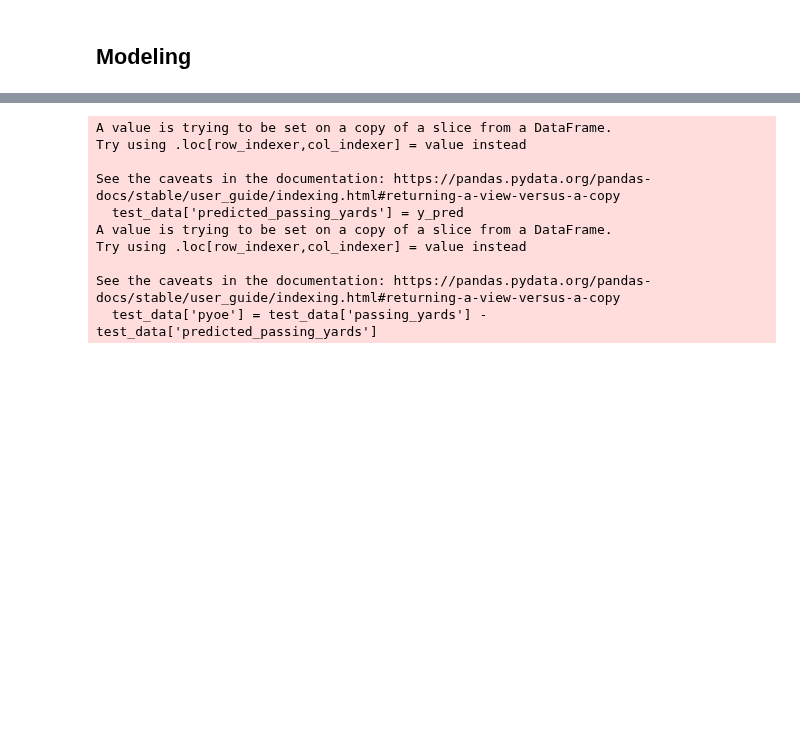
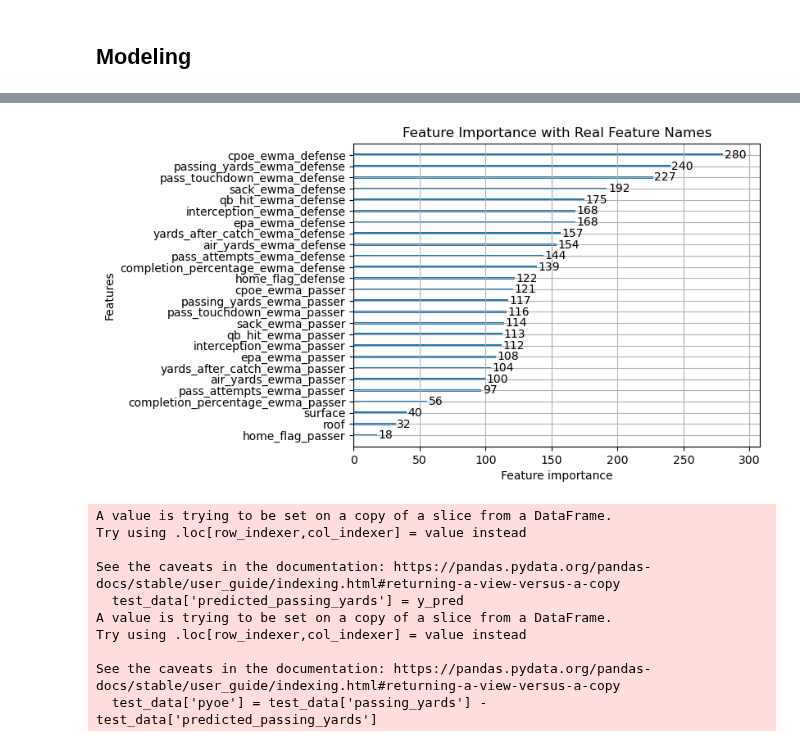
Before and after one commit to bhuggard/CheckTheCover, a Jupyter notebook: testnocom.ipynb, the cells around one changed output, grey strips where cells are left out. Cells and saved outputs as stored; diff of their text form; code cells hidden in the pictures; blank space fills up the shorter version.

Commit message:
holycowboss
only thing I need to do is widen model predictions (somehow) and make the simulator. Solid.

```diff
--- a/testnocom.ipynb
+++ b/testnocom.ipynb
@@ -358,7 +374,7 @@ filtered_with_ewma_it = pd.merge(filtered_with_ewma, combined_schedule_df[['game
 # %%
 # Define the target and features
 target = 'passing_yards'
-features = filtered_with_ewma_it.columns.drop(['pass_attempts', 'passer_player_name', 'passing_yards', 'posteam', 'defteam', 'season', 'week', 'game_id'])
+features = filtered_with_ewma_it.columns.drop(['pass_attempts', 'passer_player_name', 'passing_yards', 'posteam', 'defteam', 'season', 'week', 'game_id', 'implied_total'])
 
 # Define categorical and numeric columns
 categorical_columns = ['roof', 'surface']
@@ -423,3 +468,14 @@ RMSE: 72.02551973698318
+# %%
+# Assuming X_train is the dataframe used for training the model
+feature_names = X_train.columns.tolist()  # Extract feature names from the dataframe
+
+# Plot feature importance with proper feature names
+ax = lgb.plot_importance(lgb_model, max_num_features=26, importance_type='split')  # or 'gain' for importance by gain
+ax.set_yticklabels(feature_names)  # Replace 'column_X' with actual feature names
+plt.title("Feature Importance with Real Feature Names")
+plt.show()
+# %% [output]
+[figure, added]
 # %%
 # Ensure test_data contains the 2024 season
 test_data = filtered_with_ewma_it[filtered_with_ewma_it['season'] == 2024]
```
Also changed, not shown: parts of 32 cells of this notebook.
